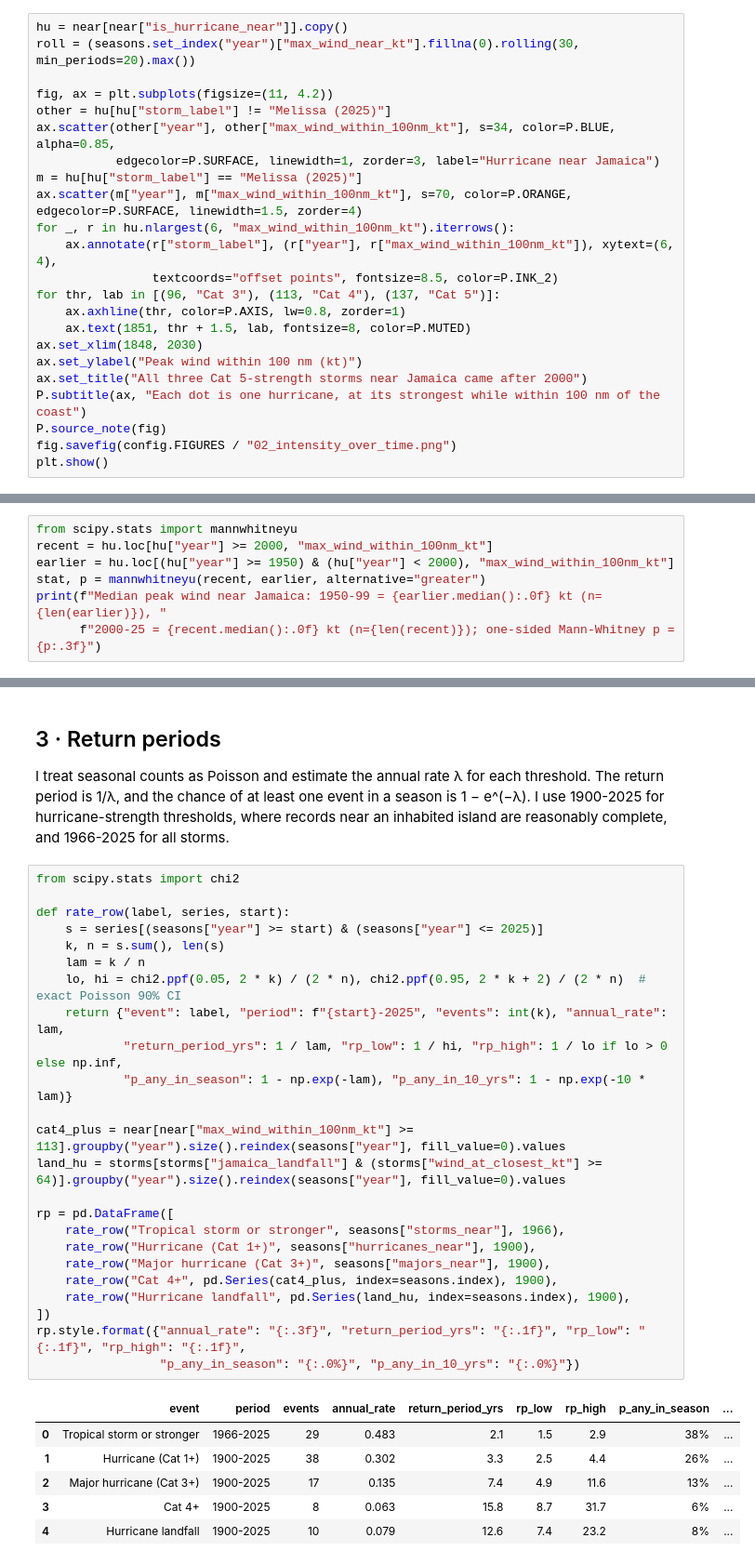
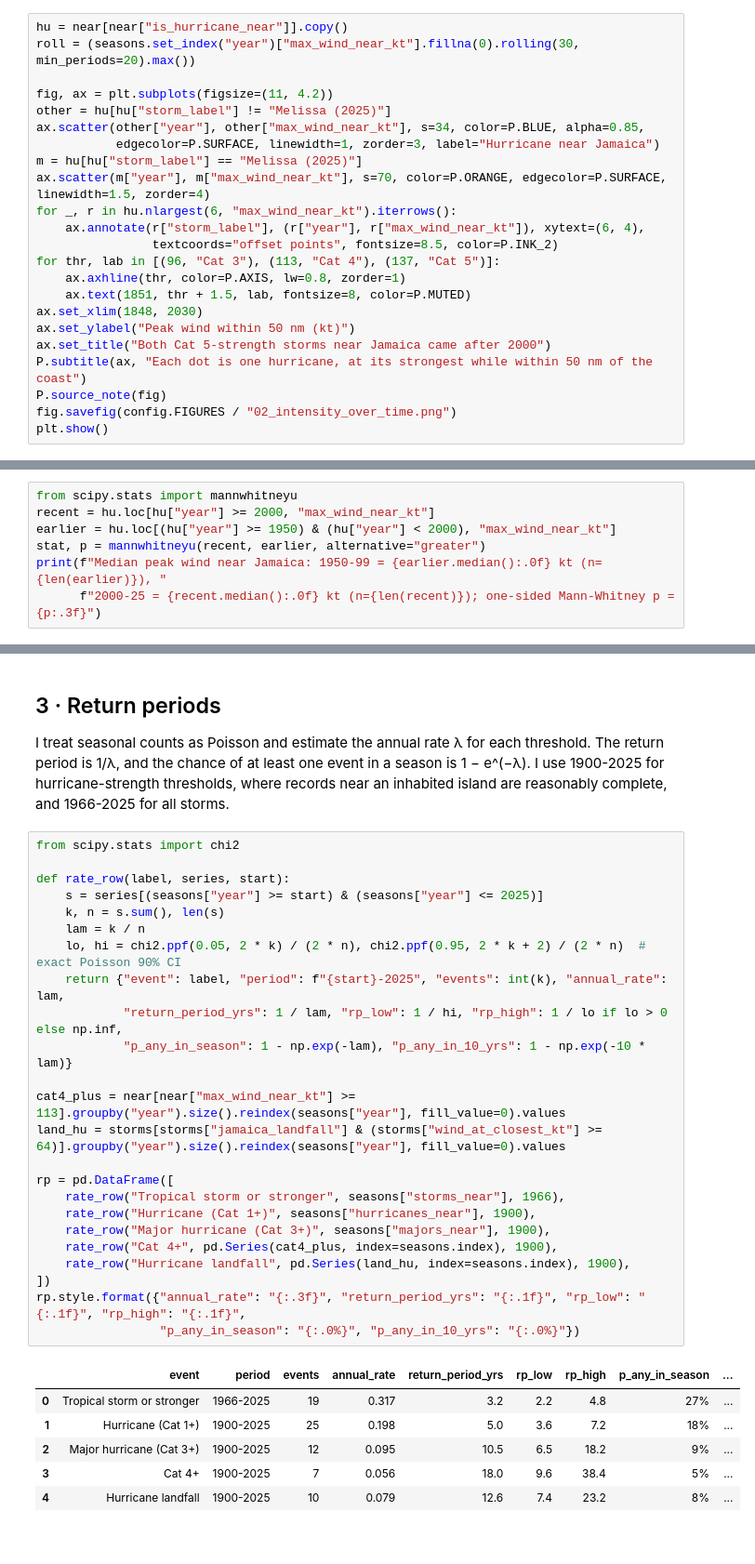
Before and after one commit to shamarmoore/jamaica-hurricane-analysis, a Jupyter notebook: notebooks/02_trends_enso_return_periods.ipynb, the cells around one changed output, grey strips where cells are left out. Shown at 93% size. Cells and saved outputs as stored; diff of their text form.

```diff
--- a/notebooks/02_trends_enso_return_periods.ipynb
+++ b/notebooks/02_trends_enso_return_periods.ipynb
@@ -118,20 +118,20 @@ roll = (seasons.set_index("year")["max_wind_near_kt"].fillna(0).rolling(30, min_
 
 fig, ax = plt.subplots(figsize=(11, 4.2))
 other = hu[hu["storm_label"] != "Melissa (2025)"]
-ax.scatter(other["year"], other["max_wind_within_100nm_kt"], s=34, color=P.BLUE, alpha=0.85,
+ax.scatter(other["year"], other["max_wind_near_kt"], s=34, color=P.BLUE, alpha=0.85,
            edgecolor=P.SURFACE, linewidth=1, zorder=3, label="Hurricane near Jamaica")
 m = hu[hu["storm_label"] == "Melissa (2025)"]
-ax.scatter(m["year"], m["max_wind_within_100nm_kt"], s=70, color=P.ORANGE, edgecolor=P.SURFACE, linewidth=1.5, zorder=4)
-for _, r in hu.nlargest(6, "max_wind_within_100nm_kt").iterrows():
-    ax.annotate(r["storm_label"], (r["year"], r["max_wind_within_100nm_kt"]), xytext=(6, 4),
+ax.scatter(m["year"], m["max_wind_near_kt"], s=70, color=P.ORANGE, edgecolor=P.SURFACE, linewidth=1.5, zorder=4)
+for _, r in hu.nlargest(6, "max_wind_near_kt").iterrows():
+    ax.annotate(r["storm_label"], (r["year"], r["max_wind_near_kt"]), xytext=(6, 4),
                 textcoords="offset points", fontsize=8.5, color=P.INK_2)
 for thr, lab in [(96, "Cat 3"), (113, "Cat 4"), (137, "Cat 5")]:
     ax.axhline(thr, color=P.AXIS, lw=0.8, zorder=1)
     ax.text(1851, thr + 1.5, lab, fontsize=8, color=P.MUTED)
 ax.set_xlim(1848, 2030)
-ax.set_ylabel("Peak wind within 100 nm (kt)")
-ax.set_title("All three Cat 5-strength storms near Jamaica came after 2000")
-P.subtitle(ax, "Each dot is one hurricane, at its strongest while within 100 nm of the coast")
+ax.set_ylabel("Peak wind within 50 nm (kt)")
+ax.set_title("Both Cat 5-strength storms near Jamaica came after 2000")
+P.subtitle(ax, "Each dot is one hurricane, at its strongest while within 50 nm of the coast")
 P.source_note(fig)
 fig.savefig(config.FIGURES / "02_intensity_over_time.png")
 plt.show()
@@ -155,7 +155,7 @@ summary.style.format({"share_major": "{:.0%}", "share_rapid_intensification": "{
 # %%
 from scipy.stats import mannwhitneyu
-recent = hu.loc[hu["year"] >= 2000, "max_wind_within_100nm_kt"]
-earlier = hu.loc[(hu["year"] >= 1950) & (hu["year"] < 2000), "max_wind_within_100nm_kt"]
+recent = hu.loc[hu["year"] >= 2000, "max_wind_near_kt"]
+earlier = hu.loc[(hu["year"] >= 1950) & (hu["year"] < 2000), "max_wind_near_kt"]
 stat, p = mannwhitneyu(recent, earlier, alternative="greater")
 print(f"Median peak wind near Jamaica: 1950-99 = {earlier.median():.0f} kt (n={len(earlier)}), "
       f"2000-25 = {recent.median():.0f} kt (n={len(recent)}); one-sided Mann-Whitney p = {p:.3f}")
@@ -222,33 +222,33 @@ I treat seasonal counts as Poisson and estimate the annual rate λ for each thre
 # %%
 from scipy.stats import chi2
 
 def rate_row(label, series, start):
     s = series[(seasons["year"] >= start) & (seasons["year"] <= 2025)]
     k, n = s.sum(), len(s)
     lam = k / n
     lo, hi = chi2.ppf(0.05, 2 * k) / (2 * n), chi2.ppf(0.95, 2 * k + 2) / (2 * n)  # exact Poisson 90% CI
     return {"event": label, "period": f"{start}-2025", "events": int(k), "annual_rate": lam,
             "return_period_yrs": 1 / lam, "rp_low": 1 / hi, "rp_high": 1 / lo if lo > 0 else np.inf,
             "p_any_in_season": 1 - np.exp(-lam), "p_any_in_10_yrs": 1 - np.exp(-10 * lam)}
 
-cat4_plus = near[near["max_wind_within_100nm_kt"] >= 113].groupby("year").size().reindex(seasons["year"], fill_value=0).values
+cat4_plus = near[near["max_wind_near_kt"] >= 113].groupby("year").size().reindex(seasons["year"], fill_value=0).values
 land_hu = storms[storms["jamaica_landfall"] & (storms["wind_at_closest_kt"] >= 64)].groupby("year").size().reindex(seasons["year"], fill_value=0).values
 
 rp = pd.DataFrame([
     rate_row("Tropical storm or stronger", seasons["storms_near"], 1966),
     rate_row("Hurricane (Cat 1+)", seasons["hurricanes_near"], 1900),
     rate_row("Major hurricane (Cat 3+)", seasons["majors_near"], 1900),
     rate_row("Cat 4+", pd.Series(cat4_plus, index=seasons.index), 1900),
     rate_row("Hurricane landfall", pd.Series(land_hu, index=seasons.index), 1900),
 ])
 rp.style.format({"annual_rate": "{:.3f}", "return_period_yrs": "{:.1f}", "rp_low": "{:.1f}", "rp_high": "{:.1f}",
                  "p_any_in_season": "{:.0%}", "p_any_in_10_yrs": "{:.0%}"})
 # %% [output]
 |  | event | period | events | annual_rate | return_period_yrs | rp_low | rp_high | p_any_in_season | ... |
-| 0 | Tropical storm or stronger | 1966-2025 | 29 | 0.483 | 2.1 | 1.5 | 2.9 | 38% | ... |
-| 1 | Hurricane (Cat 1+) | 1900-2025 | 38 | 0.302 | 3.3 | 2.5 | 4.4 | 26% | ... |
-| 2 | Major hurricane (Cat 3+) | 1900-2025 | 17 | 0.135 | 7.4 | 4.9 | 11.6 | 13% | ... |
-| 3 | Cat 4+ | 1900-2025 | 8 | 0.063 | 15.8 | 8.7 | 31.7 | 6% | ... |
+| 0 | Tropical storm or stronger | 1966-2025 | 19 | 0.317 | 3.2 | 2.2 | 4.8 | 27% | ... |
+| 1 | Hurricane (Cat 1+) | 1900-2025 | 25 | 0.198 | 5.0 | 3.6 | 7.2 | 18% | ... |
+| 2 | Major hurricane (Cat 3+) | 1900-2025 | 12 | 0.095 | 10.5 | 6.5 | 18.2 | 9% | ... |
+| 3 | Cat 4+ | 1900-2025 | 7 | 0.056 | 18.0 | 9.6 | 38.4 | 5% | ... |
 | 4 | Hurricane landfall | 1900-2025 | 10 | 0.079 | 12.6 | 7.4 | 23.2 | 8% | ... |
 # %%
 fig, ax = plt.subplots(figsize=(9, 3.9))
```
Also changed, not shown: parts of 12 cells of this notebook, 25 other files.
